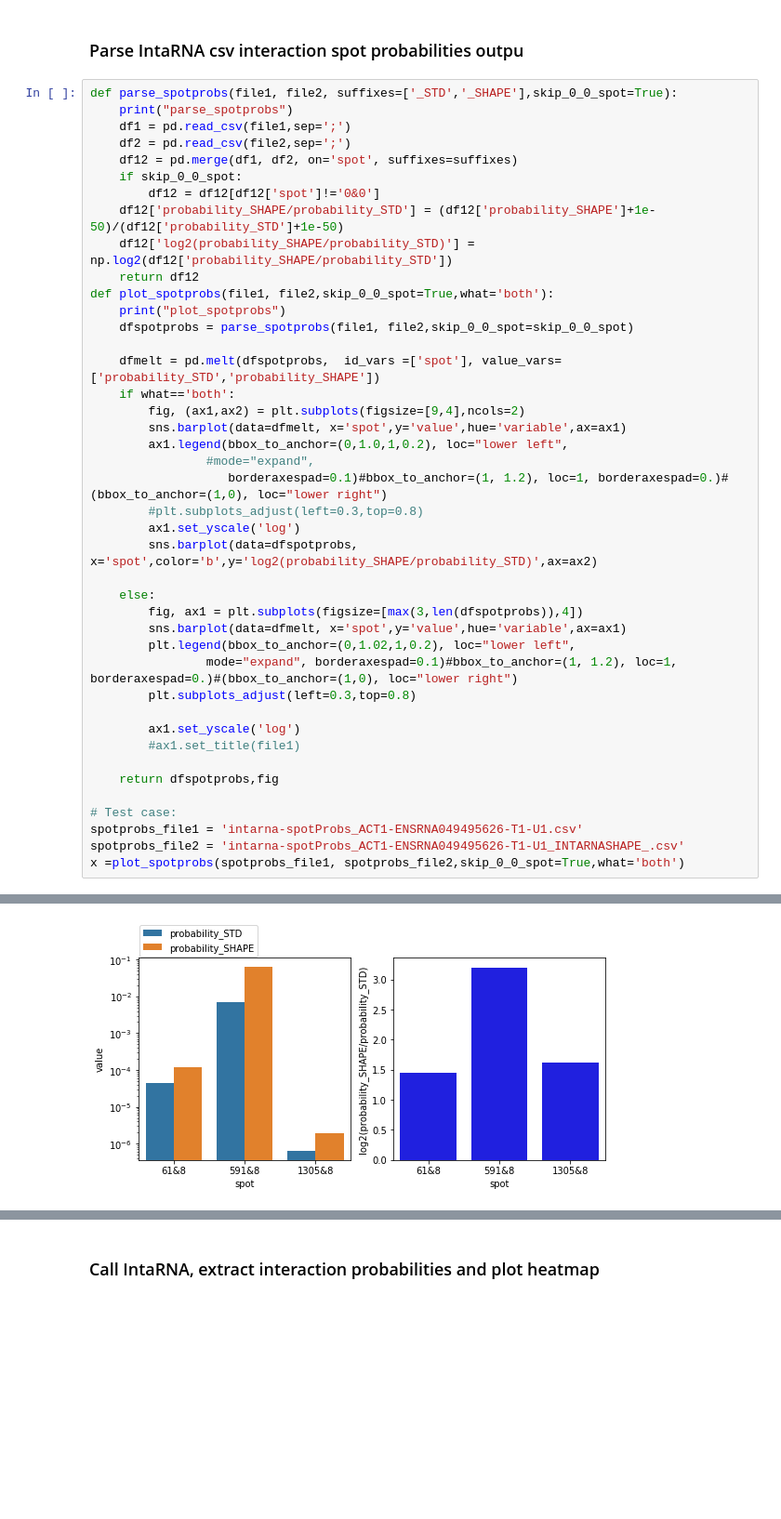
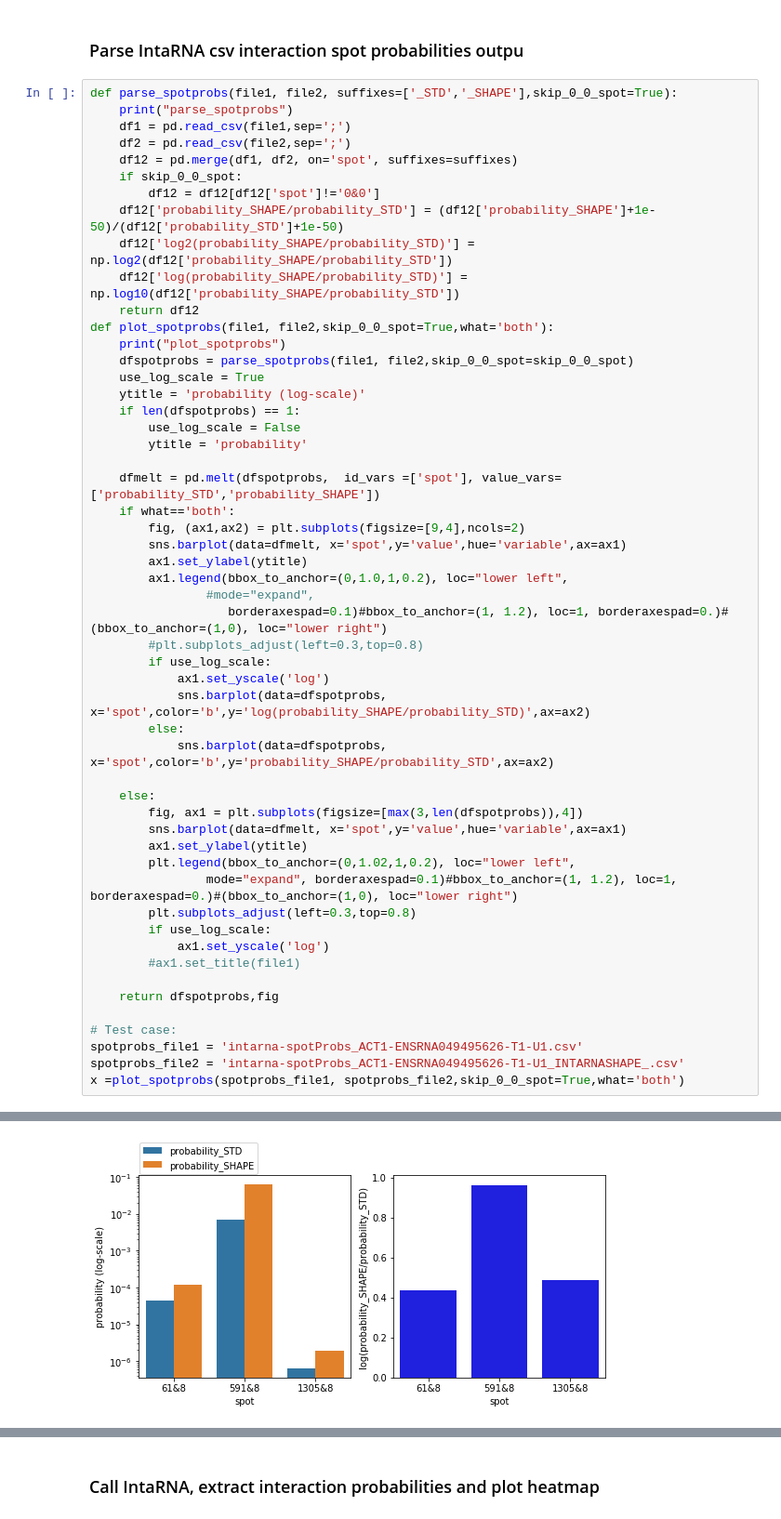
Before and after one commit to BackofenLab/IntaRNA-benchmark-SHAPE, a Jupyter notebook: analysis_IntaSHAPE-U1-interaction.ipynb, the cells around one changed output, grey strips where cells are left out. Shown at 93% size. Cells and saved outputs as stored; diff of their text form; blank space fills up the shorter version.

```diff
--- a/analysis_IntaSHAPE-U1-interaction.ipynb
+++ b/analysis_IntaSHAPE-U1-interaction.ipynb
@@ -121,42 +121,53 @@ def parse_spotprobs(file1, file2, suffixes=['_STD','_SHAPE'],skip_0_0_spot=True)
         df12 = df12[df12['spot']!='0&0']
     df12['probability_SHAPE/probability_STD'] = (df12['probability_SHAPE']+1e-50)/(df12['probability_STD']+1e-50)
     df12['log2(probability_SHAPE/probability_STD)'] = np.log2(df12['probability_SHAPE/probability_STD'])
+    df12['log(probability_SHAPE/probability_STD)'] = np.log10(df12['probability_SHAPE/probability_STD'])
     return df12
 def plot_spotprobs(file1, file2,skip_0_0_spot=True,what='both'):
     print("plot_spotprobs")
     dfspotprobs = parse_spotprobs(file1, file2,skip_0_0_spot=skip_0_0_spot)
+    use_log_scale = True
+    ytitle = 'probability (log-scale)'
+    if len(dfspotprobs) == 1:
+        use_log_scale = False
+        ytitle = 'probability'
 
     dfmelt = pd.melt(dfspotprobs,  id_vars =['spot'], value_vars=['probability_STD','probability_SHAPE'])
     if what=='both':
         fig, (ax1,ax2) = plt.subplots(figsize=[9,4],ncols=2)
         sns.barplot(data=dfmelt, x='spot',y='value',hue='variable',ax=ax1)
+        ax1.set_ylabel(ytitle)
         ax1.legend(bbox_to_anchor=(0,1.0,1,0.2), loc="lower left",
                 #mode="expand",
                    borderaxespad=0.1)#bbox_to_anchor=(1, 1.2), loc=1, borderaxespad=0.)#(bbox_to_anchor=(1,0), loc="lower right")
         #plt.subplots_adjust(left=0.3,top=0.8)
-        ax1.set_yscale('log')
-        sns.barplot(data=dfspotprobs, x='spot',color='b',y='log2(probability_SHAPE/probability_STD)',ax=ax2)
+        if use_log_scale:
+            ax1.set_yscale('log')
+            sns.barplot(data=dfspotprobs, x='spot',color='b',y='log(probability_SHAPE/probability_STD)',ax=ax2)
+        else:
+            sns.barplot(data=dfspotprobs, x='spot',color='b',y='probability_SHAPE/probability_STD',ax=ax2)
 
     else:
         fig, ax1 = plt.subplots(figsize=[max(3,len(dfspotprobs)),4])
         sns.barplot(data=dfmelt, x='spot',y='value',hue='variable',ax=ax1)
+        ax1.set_ylabel(ytitle)
         plt.legend(bbox_to_anchor=(0,1.02,1,0.2), loc="lower left",
                 mode="expand", borderaxespad=0.1)#bbox_to_anchor=(1, 1.2), loc=1, borderaxespad=0.)#(bbox_to_anchor=(1,0), loc="lower right")
         plt.subplots_adjust(left=0.3,top=0.8)
-
-        ax1.set_yscale('log')
+        if use_log_scale:
+            ax1.set_yscale('log')
         #ax1.set_title(file1)
 
     return dfspotprobs,fig
 
 # Test case:
 spotprobs_file1 = 'intarna-spotProbs_ACT1-ENSRNA049495626-T1-U1.csv'
 spotprobs_file2 = 'intarna-spotProbs_ACT1-ENSRNA049495626-T1-U1_INTARNASHAPE_.csv'
 x =plot_spotprobs(spotprobs_file1, spotprobs_file2,skip_0_0_spot=True,what='both')
 # %% [output]
 plot_spotprobs
 parse_spotprobs
-[figure, old version]
+[figure, new version]
 # %%
 %matplotlib inline
 from matplotlib.colors import LogNorm
```
Also changed, not shown: parts of 6 cells of this notebook.
